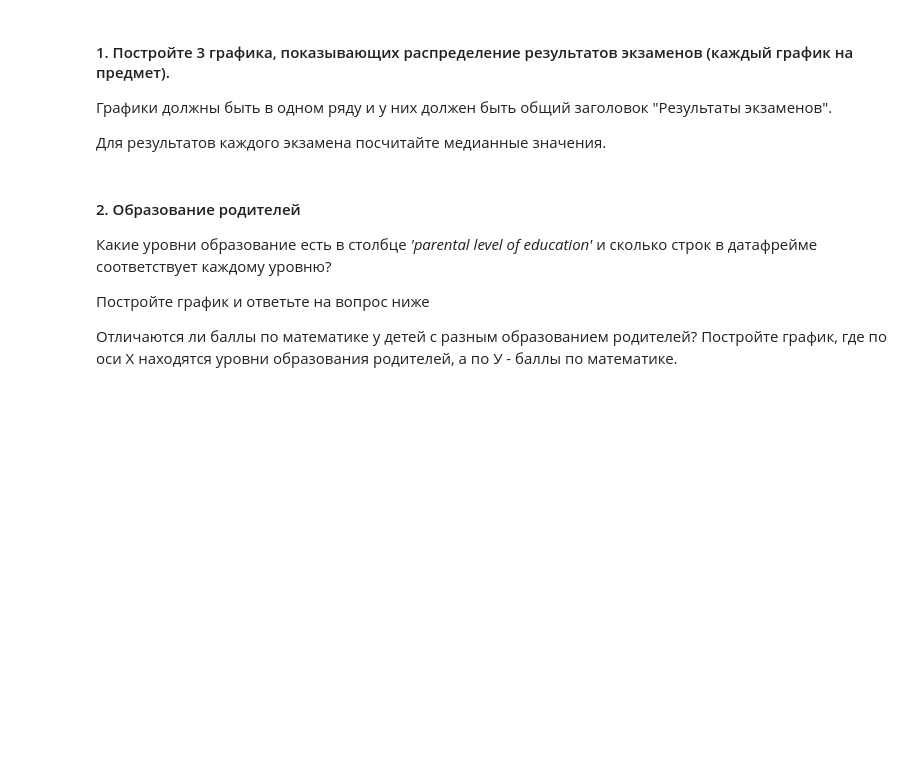
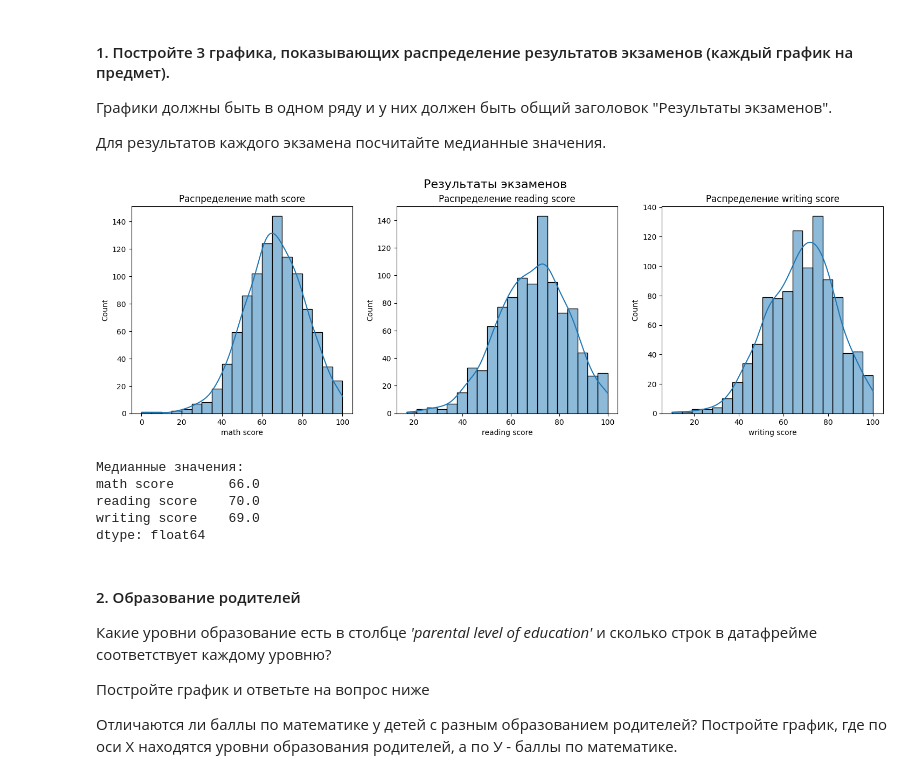
Before and after one commit to re-side/ml_basic, a Jupyter notebook: Практическая_работа_№3_Библиотека_Pandas.ipynb, the cells around one changed output. Saved outputs shown, nothing was run; the diff lists cells and outputs as text; code cells hidden in the pictures; blank space fills up the shorter version.

```diff
--- a/Практическая_работа_№3_Библиотека_Pandas.ipynb
+++ b/Практическая_работа_№3_Библиотека_Pandas.ipynb
@@ -549,0 +545,5 @@ if colab:
+# %%
+url = 'https://raw.githubusercontent.com/NadavKiani/Students-Performance-in-Exams/master/StudentsPerformance.csv'
+df = pd.read_csv(url)
+
+df.head()
@@ -554,10 +559,3 @@ if colab:
-# %%
-if colab:
-    df = pd.read_csv('/content/drive/My Drive/Data/StudentsPerformance.csv')
-else:
-    df = pd.read_csv("../../data/StudentsPerformance.csv")
-
-df
 # %% [markdown]
 ### Ход задания:
 # %% [markdown]
@@ -567,6 +565,26 @@ df
 Графики должны быть в одном ряду и у них должен быть общий заголовок "Результаты экзаменов".
 
 Для результатов каждого экзамена посчитайте медианные значения.
+# %%
+fig, axes = plt.subplots(1, 3, figsize=(18, 5))
+subjects = ['math score', 'reading score', 'writing score']
+
+for i, sub in enumerate(subjects):
+    sns.histplot(df[sub], ax=axes[i], bins=20, kde=True)
+    axes[i].set_title(f'Распределение {sub}')
+
+fig.suptitle('Результаты экзаменов', fontsize=16)
+plt.show()
+
+print("Медианные значения:")
+print(df[subjects].median())
+# %% [output]
+[figure, added]
+Медианные значения:
+math score       66.0
+reading score    70.0
+writing score    69.0
+dtype: float64
 # %% [markdown]
 #### 2. Образование родителей
 Какие уровни образование есть в столбце *'parental level of education'* и сколько строк в датафрейме соответствует каждому уровню?
```
Also changed, not shown: parts of 13 cells of this notebook.
